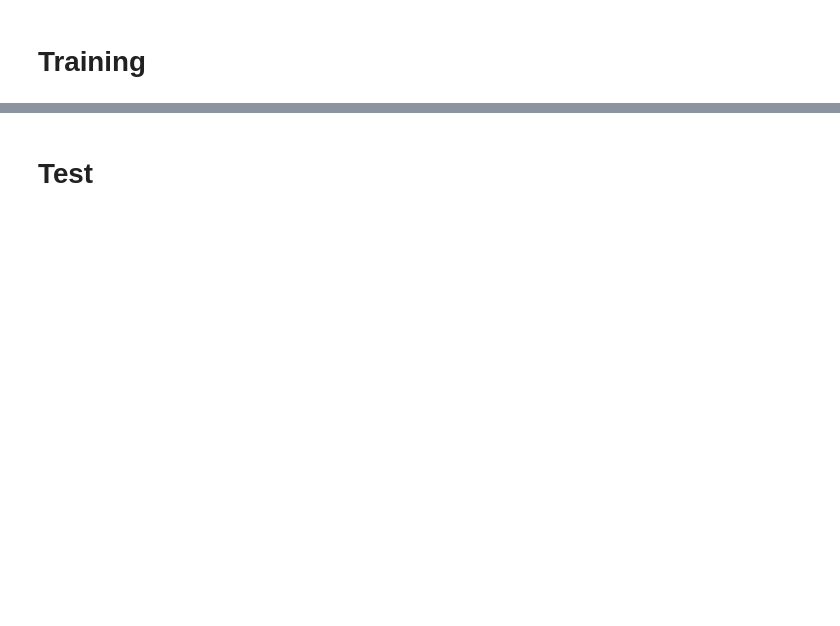
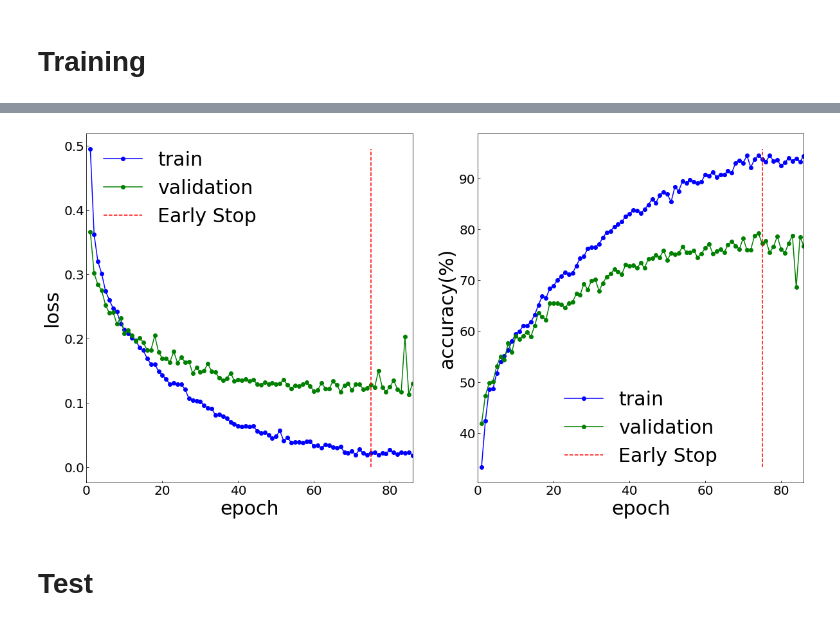
Before and after one commit to hoyunchoi/ML_practice, a Jupyter notebook: music_genre_classification/genre_classification.ipynb, the cells around one changed output, grey strips where cells are left out. Saved outputs shown, nothing was run; the diff lists cells and outputs as text; code cells hidden in the pictures; blank space fills up the shorter version.

```diff
--- a/music_genre_classification/genre_classification.ipynb
+++ b/music_genre_classification/genre_classification.ipynb
@@ -40,7 +109,11 @@ device(type='cuda', index=0)
 # %% [markdown]
 ## Generate dataset
 # %%
-data = genre_data(DATA_PATH, val_size=VAL_SIZE, precision=PRECISION, verbose=True)
-train_loader = data.get_train_loader(batch_size=32)
-val_loader = data.get_val_loader()
+data = genre_data(DATA_PATH,
+                  nn_type=NN_TYPE,
+                  val_size=VAL_SIZE,
+                  precision=PRECISION,
+                  verbose=True)
+train_loader = data.get_train_loader(batch_size=64, num_workers=4)
+val_loader = data.get_val_loader(batch_size=64, num_workers=4)
 # %% [output]
@@ -104,3 +249,9 @@ Train finished with 79.264561seconds
+# %%
+ax1, ax2 = utils.plot_loss_accuracy(train_loss_list, val_loss_list, train_accuracy_list, val_accuracy_list, epoch)
+_ = ax1.set_xlim([0, epoch+PATIENCE+1])
+_ = ax2.set_xlim([0, epoch+PATIENCE+1])
+# %% [output]
+[figure, added]
 # %% [markdown]
 # Test
 # %%
```
Also changed, not shown: parts of 18 cells of this notebook, 18 other files.
